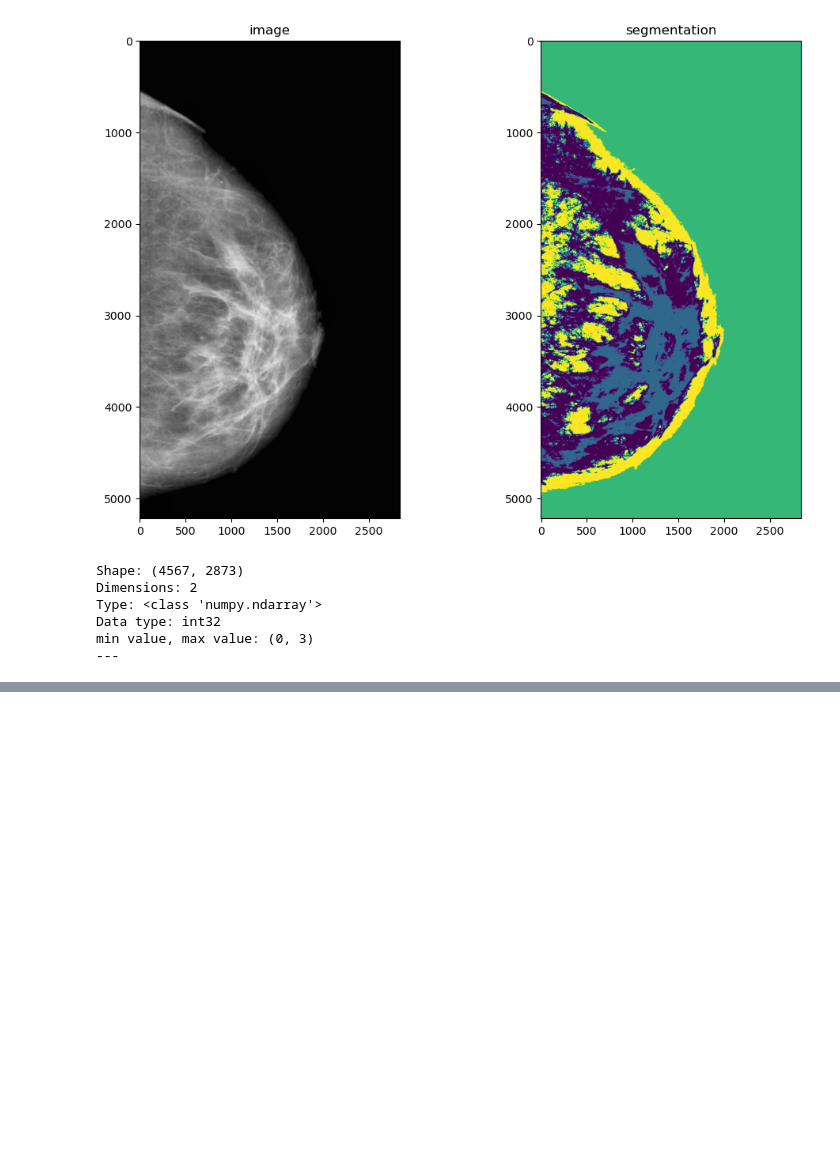
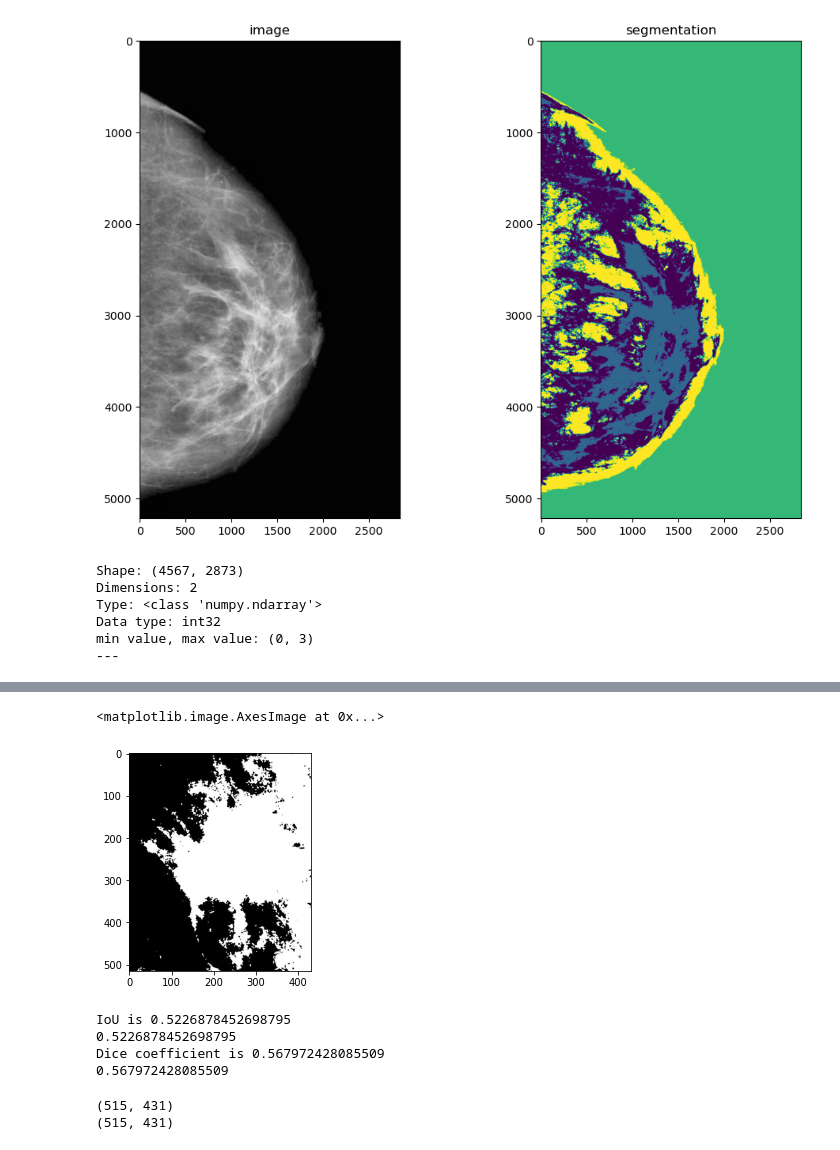
Before and after one commit to ynes99/mammogram_segmentation, a Jupyter notebook: FCM algorithm.ipynb, the cells around one changed output, grey strips where cells are left out. Drawn from its saved outputs; the diff is of its cells as text; code cells hidden in the pictures; blank space fills up the shorter version.

```diff
--- a/FCM algorithm.ipynb
+++ b/FCM algorithm.ipynb
@@ -229,0 +269,20 @@ min value, max value: (0, 3)
+# %%
+plt.imshow(im,cmap="gray")
+# %% [output]
+<matplotlib.image.AxesImage at 0x...>
+[figure, added]
+# %%
+gt = mpimg.imread(r'C:\Users\Asus\Desktop\PCD\Organized dataset\curated\P_00001\LEFT_CC\abnormality_0\GT_mask.jpg')
+print(iou(im, gt_crop))
+print(dice_coef(im,gt_crop))
+# %% [output]
+IoU is 0.5226878452698795
+0.5226878452698795
+Dice coefficient is 0.567972428085509
+0.567972428085509
+# %%
+print(im.shape)
+print(gt_crop.shape)
+# %% [output]
+(515, 431)
+(515, 431)
```
Also changed, not shown: parts of 5 cells of this notebook, 25 other files.
